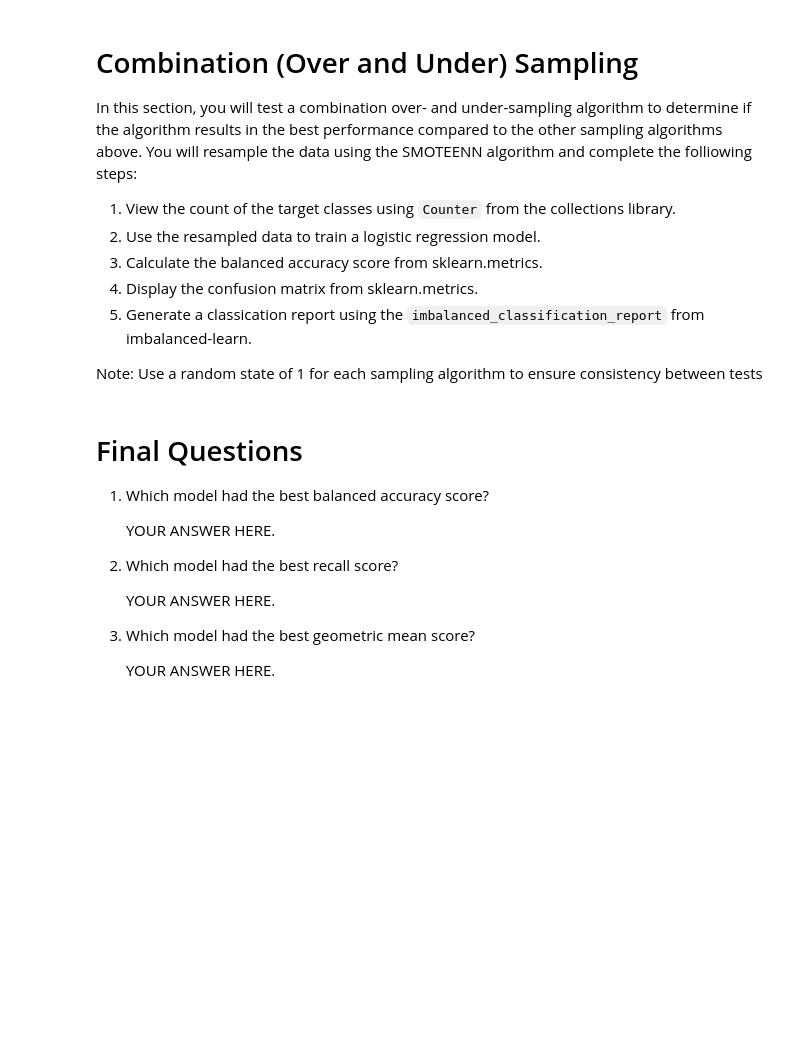
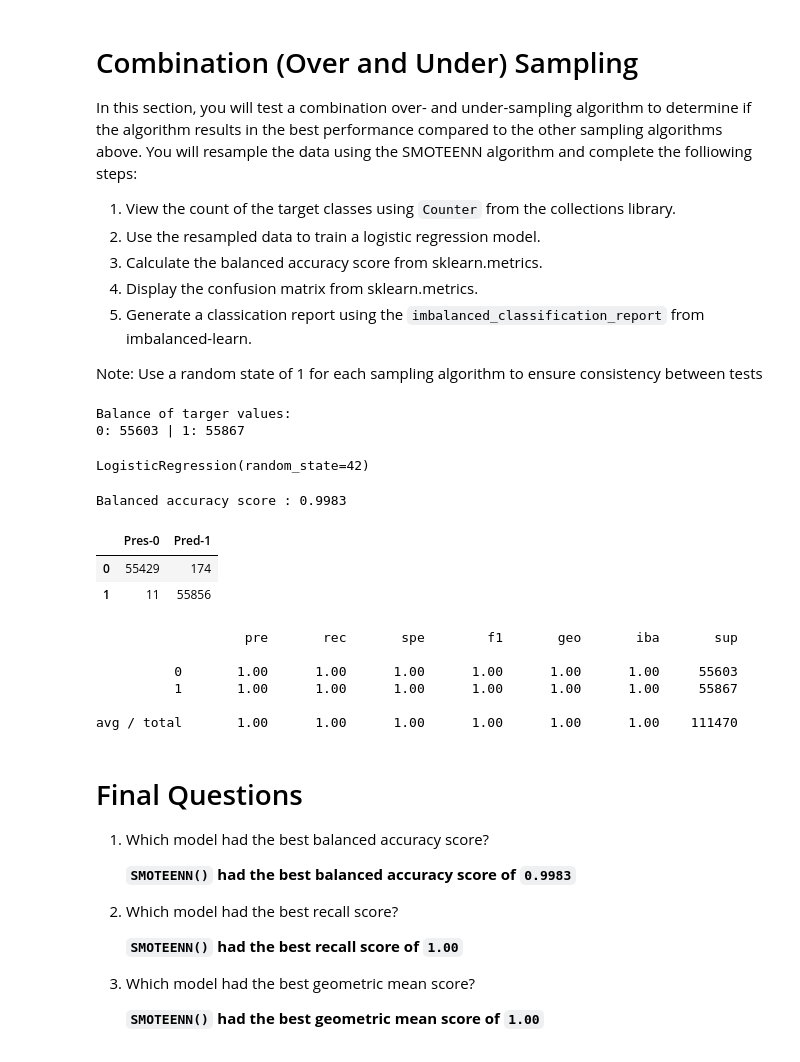
Before and after one commit to illyanyc/cu_fintech_assignments, a Jupyter notebook: 11_machine_learning/credit_risk_resampling.ipynb, the cells around one changed output. Drawn from its saved outputs; the diff is of its cells as text; code cells hidden in the pictures; blank space fills up the shorter version.

```diff
--- a/11_machine_learning/credit_risk_resampling.ipynb
+++ b/11_machine_learning/credit_risk_resampling.ipynb
@@ -244,3 +308,19 @@ Note: Use a random state of 1 for each sampling algorithm to ensure consistency
+# %%
+# Resample the data using the SMOTEENN resampler
+from imblearn.combine import SMOTEENN
+
+X_resampled_smotn, y_resampled_smotn = SMOTEENN(random_state=random_state,
+                                             sampling_strategy=1.0).fit_resample(X_train_scaled,
+                                                                                 y_train)
+
+# View the count of target classes with Counter
+print(f"Balance of targer values: \n0: {Counter(y_resampled_smotn)[0]} | 1: {Counter(y_resampled_smotn)[1]}")
+# %% [output]
+Balance of targer values:
+0: 55603 | 1: 55867
 # %%
 # Train the Logistic Regression model using the resampled data
-# YOUR CODE HERE
+smotn_model = LogisticRegression(solver='lbfgs', random_state=random_state)
+smotn_model.fit(X_resampled_smotn, y_resampled_smotn)
+# %% [output]
+LogisticRegression(random_state=42)
@@ -253,17 +327,37 @@ Note: Use a random state of 1 for each sampling algorithm to ensure consistency
+# %%
+# Calculated the balanced accuracy score
+y_pred_smotn = smotn_model.predict(X_resampled_smotn)
+print(f"Balanced accuracy score : {round(balanced_accuracy_score(y_resampled_smotn, y_pred_smotn),4)}")
+# %% [output]
+Balanced accuracy score : 0.9983
+# %%
+# Display the confusion matrix
+pd.DataFrame(confusion_matrix(y_resampled_smotn, y_pred_smotn), columns=['Pres-0','Pred-1'], index=['0','1'])
+# %% [output]
+|  | Pres-0 | Pred-1 |
+| 0 | 55429 | 174 |
+| 1 | 11 | 55856 |
 # %%
 # Print the imbalanced classification report
-# YOUR CODE HERE
+print(classification_report_imbalanced(y_resampled_smotn, y_pred_smotn))
+# %% [output]
+                   pre       rec       spe        f1       geo       iba       sup
+
+          0       1.00      1.00      1.00      1.00      1.00      1.00     55603
+          1       1.00      1.00      1.00      1.00      1.00      1.00     55867
+
+avg / total       1.00      1.00      1.00      1.00      1.00      1.00    111470
 # %% [markdown]
 # Final Questions
 
 1. Which model had the best balanced accuracy score?
 
-   YOUR ANSWER HERE.
+   **<code>SMOTEENN()</code> had the best balanced accuracy score of <code>0.9983</code>**
 
 2. Which model had the best recall score?
 
-    YOUR ANSWER HERE.
+    **<code>SMOTEENN()</code> had the best recall score of <code>1.00</code>**
 
 3. Which model had the best geometric mean score?
 
-    YOUR ANSWER HERE.
+    **<code>SMOTEENN()</code> had the best geometric mean score of <code>1.00</code>**
```
Also changed, not shown: parts of 31 cells of this notebook, 12 other files.
